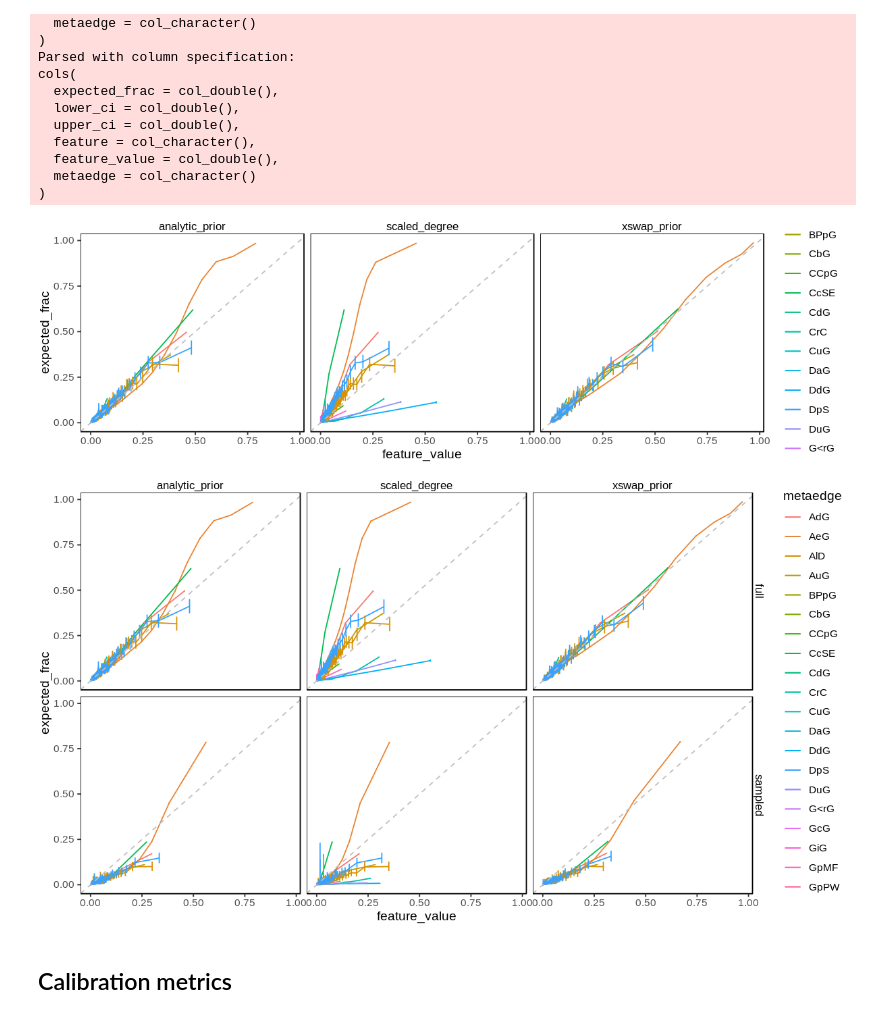
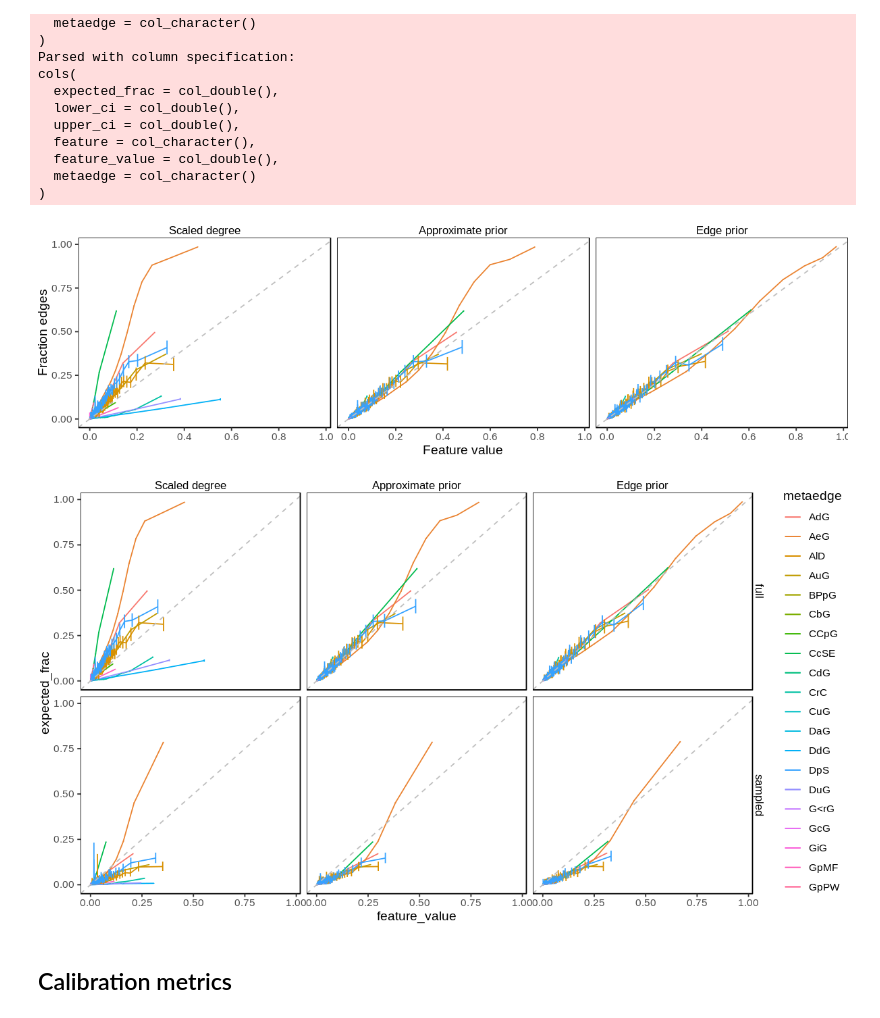
Before and after one commit to greenelab/xswap-analysis, a Jupyter notebook: nb/hetionet-prior/4.plot_results.ipynb, the cells around one changed output. Cells and saved outputs as stored; diff of their text form; code cells hidden in the pictures.

Commit message:
Update visualizations

```diff
--- a/nb/hetionet-prior/4.plot_results.ipynb
+++ b/nb/hetionet-prior/4.plot_results.ipynb
@@ -61,32 +61,49 @@ cols(
   feature_value = col_double(),
   metaedge = col_character()
 )
+# %%
+full_cal_bins <- full_cal_bins %>%
+    mutate(feature = feature %>% recode_factor(scaled_degree = 'Scaled degree',
+                                               analytic_prior = 'Approximate prior',
+                                               xswap_prior = 'Edge prior'))
+
+sampled_cal_bins <- sampled_cal_bins %>%
+    mutate(feature = feature %>% recode_factor(scaled_degree = 'Scaled degree',
+                                               analytic_prior = 'Approximate prior',
+                                               xswap_prior = 'Edge prior'))
 # %%
 options(repr.plot.width=10, repr.plot.height=3)
 
 full_calibration_plot <- (
     ggplot(full_cal_bins, aes(x = feature_value, y = expected_frac, ymin = lower_ci,
                               ymax = upper_ci, color = metaedge))
     + geom_line()
     + geom_errorbar()
     + geom_abline(color = 'grey', linetype = 'dashed')
     + facet_wrap(vars(feature), nrow = 1)
     + theme_zietzm()
+    + ylab('Fraction edges')
+    + xlab('Feature value')
+    + theme(legend.position = "none", plot.margin = unit(c(0.2, 0, 0.2, 0), "cm"))
+    + scale_x_continuous(breaks = c(0, 0.2, 0.4, 0.6, 0.8, 1))
 )
 
 sampled_calibration_plot <- (
     ggplot(sampled_cal_bins, aes(x = feature_value, y = expected_frac, ymin = lower_ci,
                               ymax = upper_ci, color = metaedge))
     + geom_line()
     + geom_errorbar()
     + geom_abline(color = 'grey', linetype = 'dashed')
     + facet_wrap(vars(feature),  nrow = 1)
     + theme_zietzm()
+    + ylab('Fraction edges')
+    + xlab('Feature value')
+    + theme(legend.position = "none", plot.margin = unit(c(0.2, 0, 0.2, 0), "cm"))
 )
 
 full_calibration_plot
 # %% [output]
-[figure, old version]
+[figure, new version]
 # %%
 options(repr.plot.width=10, repr.plot.height=5.5)
 
@@ -105,7 +122,7 @@ theme_zietzm()
 
 calibration_plot
 # %% [output]
-[figure, old version]
+[figure, new version]
 # %% [markdown]
 ## Calibration metrics
 # %%
```
Also changed, not shown: parts of 19 cells of this notebook, 3 other files.
